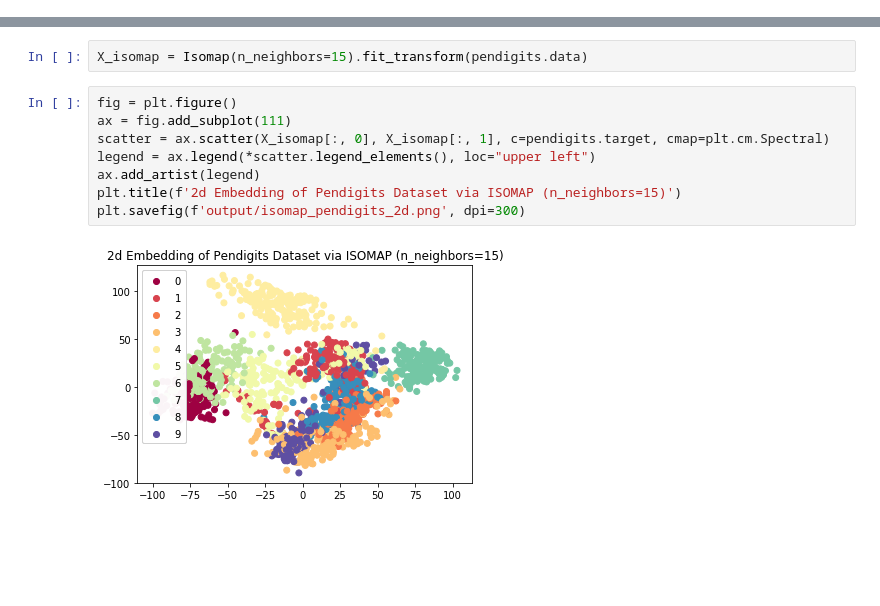
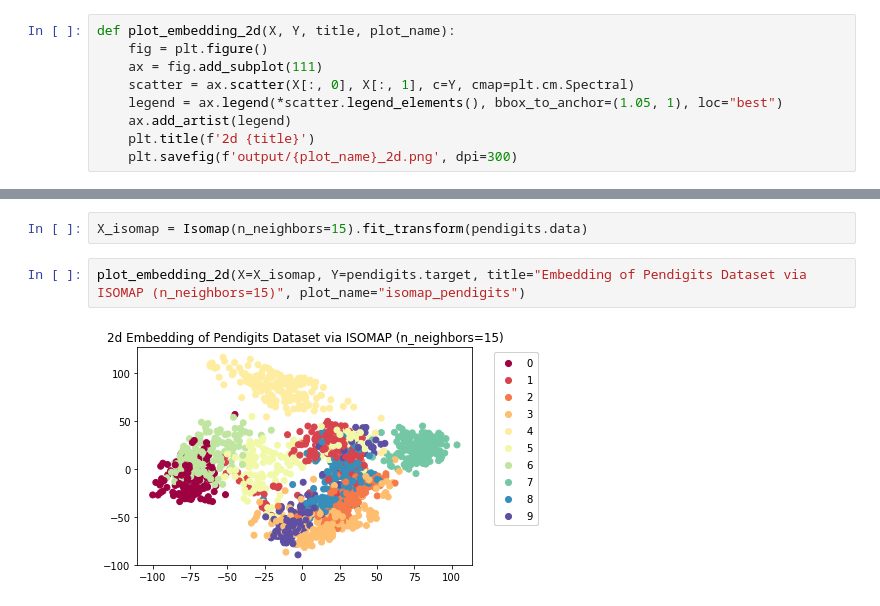
Before and after one commit to muskuloes/seminar_manil, a Jupyter notebook: UMAP.ipynb, the cells around one changed output, grey strips where cells are left out. Cells and saved outputs as stored; diff of their text form; blank space fills up the shorter version.

```diff
--- a/UMAP.ipynb
+++ b/UMAP.ipynb
@@ -110,0 +85,9 @@ X_tsne.shape
+# %%
+def plot_embedding_2d(X, Y, title, plot_name):
+    fig = plt.figure()
+    ax = fig.add_subplot(111)
+    scatter = ax.scatter(X[:, 0], X[:, 1], c=Y, cmap=plt.cm.Spectral)
+    legend = ax.legend(*scatter.legend_elements(), bbox_to_anchor=(1.05, 1), loc="best")
+    ax.add_artist(legend)
+    plt.title(f'2d {title}')
+    plt.savefig(f'output/{plot_name}_2d.png', dpi=300)
@@ -133,12 +109,6 @@ plt.savefig(f'output/umap_pendigits_2d.png', dpi=300)
 # %%
 X_isomap = Isomap(n_neighbors=15).fit_transform(pendigits.data)
 # %%
-fig = plt.figure()
-ax = fig.add_subplot(111)
-scatter = ax.scatter(X_isomap[:, 0], X_isomap[:, 1], c=pendigits.target, cmap=plt.cm.Spectral)
-legend = ax.legend(*scatter.legend_elements(), loc="upper left")
-ax.add_artist(legend)
-plt.title(f'2d Embedding of Pendigits Dataset via ISOMAP (n_neighbors=15)')
-plt.savefig(f'output/isomap_pendigits_2d.png', dpi=300)
+plot_embedding_2d(X=X_isomap, Y=pendigits.target, title="Embedding of Pendigits Dataset via ISOMAP (n_neighbors=15)", plot_name="isomap_pendigits")
 # %% [output]
-[figure, old version]
+[figure, new version]
```
Also changed, not shown: parts of 15 cells of this notebook, 1 other file.
